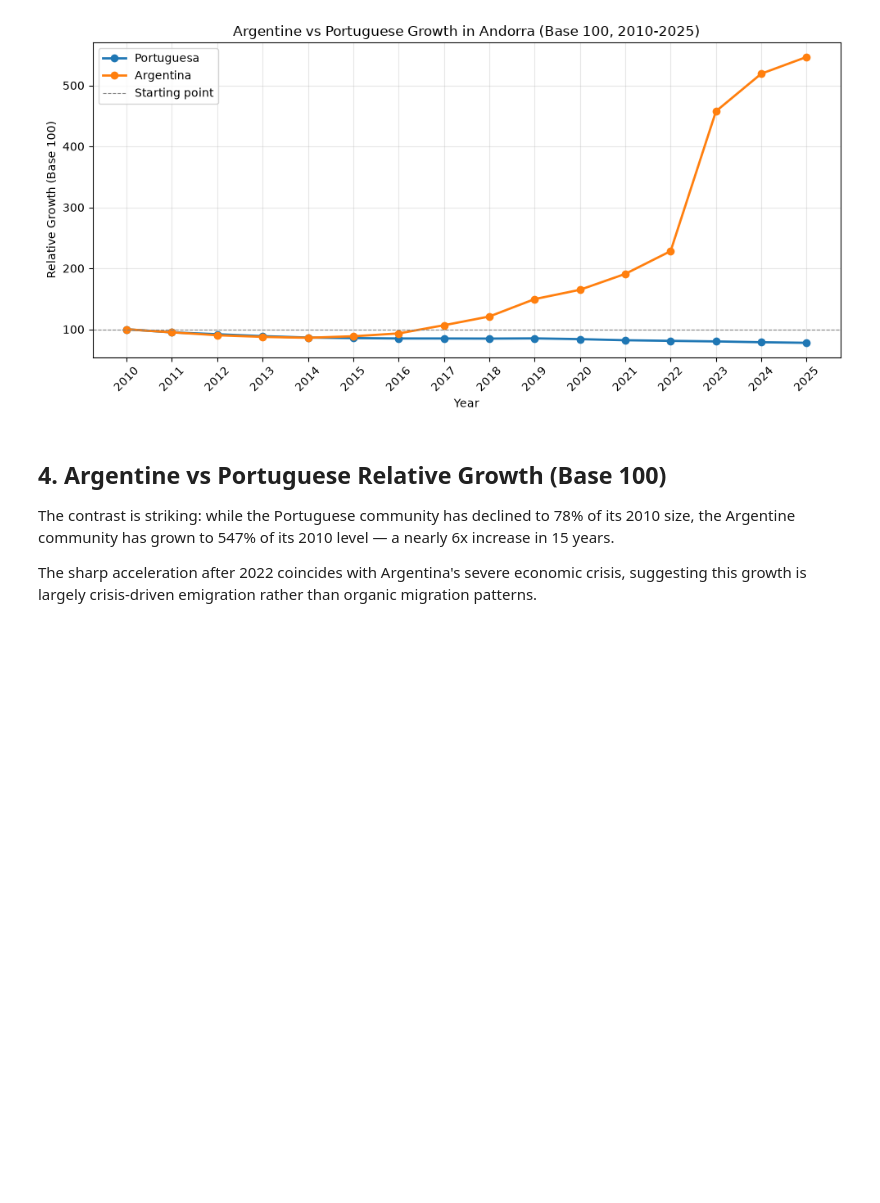
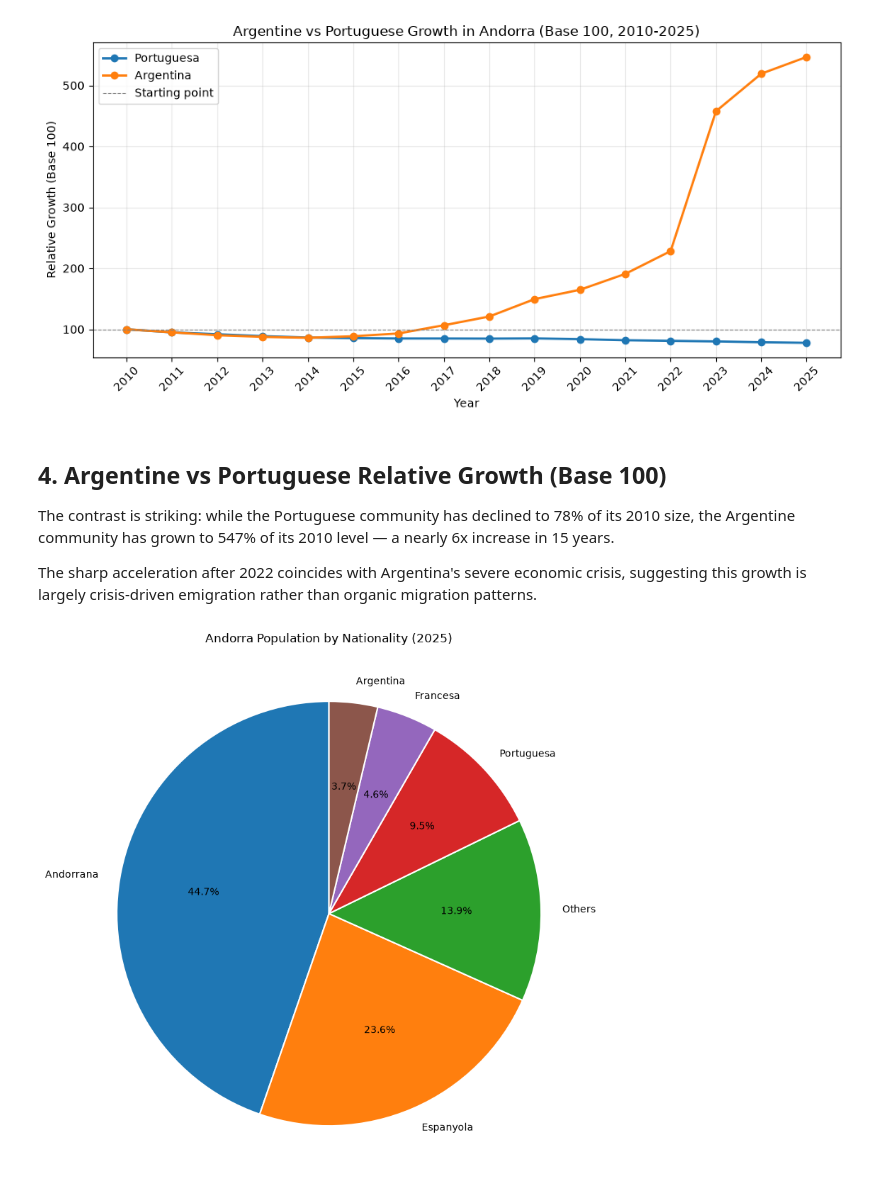
Before and after one commit to david-deluca/andorra-demographic-analysis, a Jupyter notebook: analysis.ipynb, the cells around one changed output. Cells and saved outputs as stored; diff of their text form; code cells hidden in the pictures; blank space fills up the shorter version.

Commit message:
feat: add nationality distribution pie chart for 2025

```diff
--- a/analysis.ipynb
+++ b/analysis.ipynb
@@ -136,3 +136,32 @@ of its 2010 level — a nearly 6x increase in 15 years.
 The sharp acceleration after 2022 coincides with Argentina's severe
 economic crisis, suggesting this growth is largely crisis-driven emigration
 rather than organic migration patterns.
+# %%
+# Nationality distribution in 2025
+latest_year = '2025'
+
+# Get values for 2025
+df_nat_2025 = df_nationality[['name', latest_year]].copy()
+df_nat_2025[latest_year] = df_nat_2025[latest_year].astype(float)
+
+# Group small nationalities into "Others"
+threshold = 1000
+df_nat_2025['group'] = df_nat_2025.apply(
+    lambda row: 'Others' if row[latest_year] < threshold or row['name'] == 'Altres Nacionalitats' else row['name'], axis=1
+)
+df_grouped = df_nat_2025.groupby('group')[latest_year].sum().sort_values(ascending=False)
+
+# Plot
+plt.figure(figsize=(10, 8))
+plt.pie(
+    df_grouped.values,
+    labels=df_grouped.index,
+    autopct='%1.1f%%',
+    startangle=90,
+    wedgeprops={"edgecolor": "white", "linewidth": 1.5}
+)
+plt.title("Andorra Population by Nationality (2025)")
+plt.tight_layout()
+plt.show()
+# %% [output]
+[figure, added]
```
Also changed, not shown: parts of 1 cell of this notebook.
